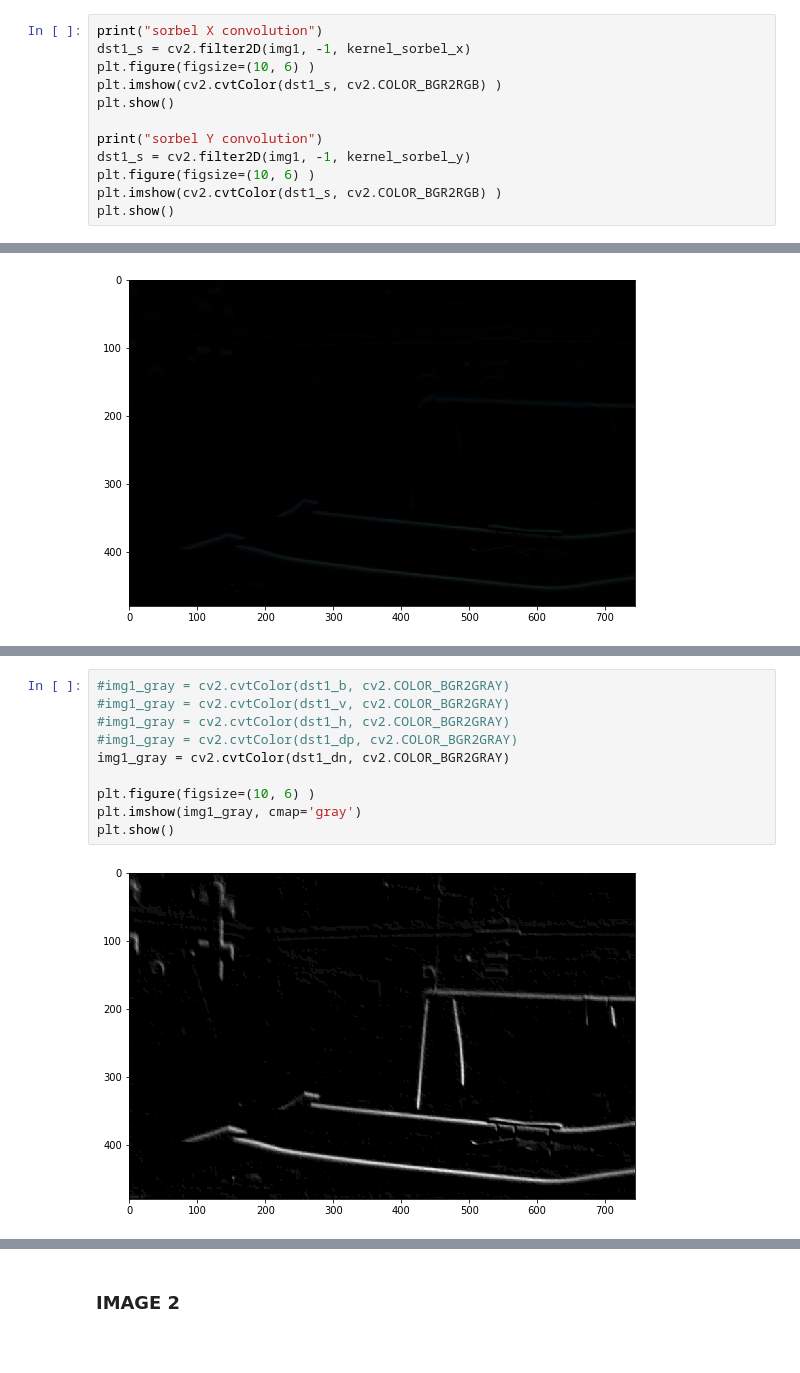
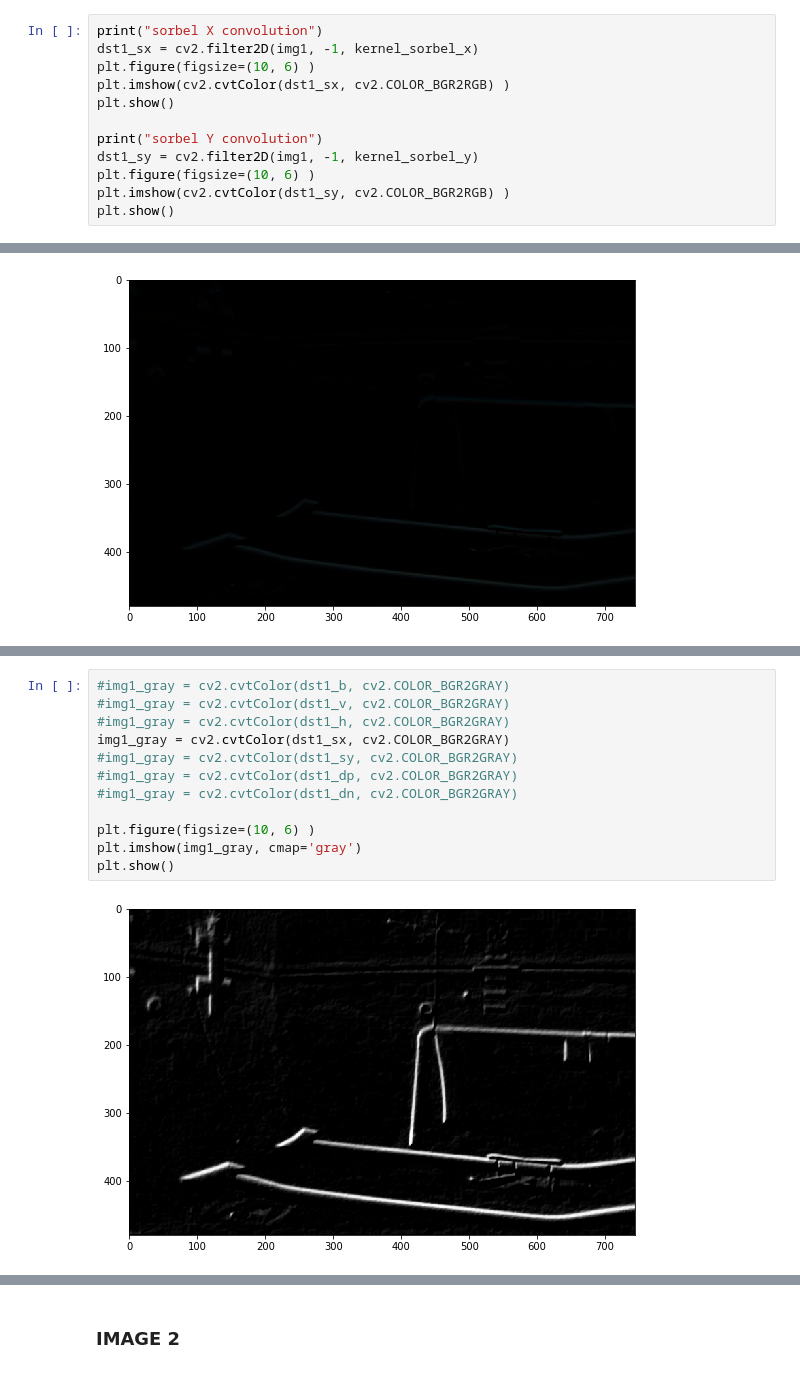
Before and after one commit to dannypadilla/image-preprocess-pipelines, a Jupyter notebook: jupyter/CONVOLUTIONAL_FILTERING.ipynb, the cells around one changed output, grey strips where cells are left out. Saved outputs shown, nothing was run; the diff lists cells and outputs as text.

Commit message:
fix sorbel naming issue

```diff
--- a/jupyter/CONVOLUTIONAL_FILTERING.ipynb
+++ b/jupyter/CONVOLUTIONAL_FILTERING.ipynb
@@ -266,14 +269,14 @@ horizontal convolution
 # %%
 print("sorbel X convolution")
-dst1_s = cv2.filter2D(img1, -1, kernel_sorbel_x)
+dst1_sx = cv2.filter2D(img1, -1, kernel_sorbel_x)
 plt.figure(figsize=(10, 6) )
-plt.imshow(cv2.cvtColor(dst1_s, cv2.COLOR_BGR2RGB) )
+plt.imshow(cv2.cvtColor(dst1_sx, cv2.COLOR_BGR2RGB) )
 plt.show()
 
 print("sorbel Y convolution")
-dst1_s = cv2.filter2D(img1, -1, kernel_sorbel_y)
+dst1_sy = cv2.filter2D(img1, -1, kernel_sorbel_y)
 plt.figure(figsize=(10, 6) )
-plt.imshow(cv2.cvtColor(dst1_s, cv2.COLOR_BGR2RGB) )
+plt.imshow(cv2.cvtColor(dst1_sy, cv2.COLOR_BGR2RGB) )
 plt.show()
 # %% [output]
 sorbel X convolution
@@ -300,15 +303,17 @@ negative diagonal convolution
 # %%
 #img1_gray = cv2.cvtColor(dst1_b, cv2.COLOR_BGR2GRAY)
 #img1_gray = cv2.cvtColor(dst1_v, cv2.COLOR_BGR2GRAY)
 #img1_gray = cv2.cvtColor(dst1_h, cv2.COLOR_BGR2GRAY)
+img1_gray = cv2.cvtColor(dst1_sx, cv2.COLOR_BGR2GRAY)
+#img1_gray = cv2.cvtColor(dst1_sy, cv2.COLOR_BGR2GRAY)
 #img1_gray = cv2.cvtColor(dst1_dp, cv2.COLOR_BGR2GRAY)
-img1_gray = cv2.cvtColor(dst1_dn, cv2.COLOR_BGR2GRAY)
+#img1_gray = cv2.cvtColor(dst1_dn, cv2.COLOR_BGR2GRAY)
 
 plt.figure(figsize=(10, 6) )
 plt.imshow(img1_gray, cmap='gray')
 plt.show()
 # %% [output]
-[figure, old version]
+[figure, new version]
 # %%
 plt.figure(figsize=(10, 6) )
 plt.imshow(img1_gray, cmap='gray')
```
Also changed, not shown: parts of 11 cells of this notebook.
